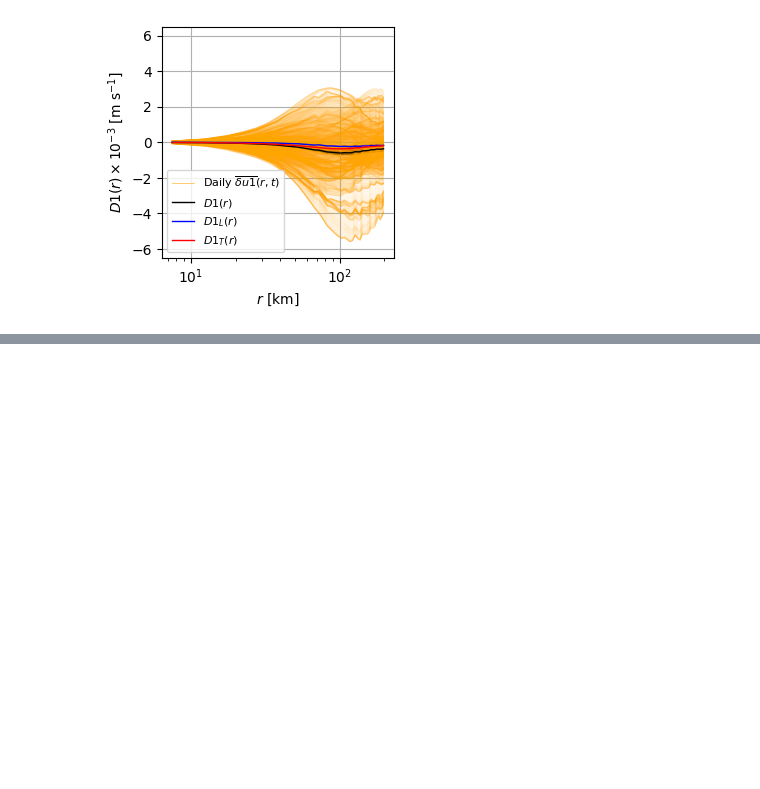
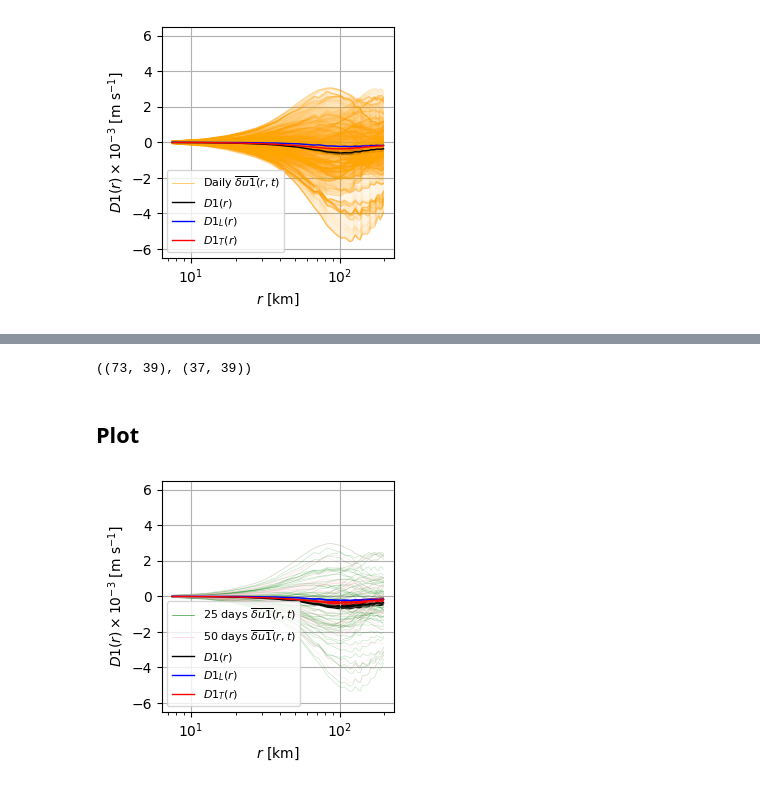
Before and after one commit to Sea-Meets-the-Stars/cugn, a Jupyter notebook: papers/Structure/Analysis/QG_fussing.ipynb, the cells around one changed output, grey strips where cells are left out. Cells and saved outputs as stored; diff of their text form; code cells hidden in the pictures; blank space fills up the shorter version.

```diff
--- a/papers/Structure/Analysis/QG_fussing.ipynb
+++ b/papers/Structure/Analysis/QG_fussing.ipynb
@@ -231,0 +289,44 @@ plt.savefig('fig_qg_D1_du1_N.png', bbox_inches = 'tight', format='png', dpi=500)
+# %%
+du1_25.shape, du1_50.shape
+# %% [output]
+((73, 39), (37, 39))
+# %% [markdown]
+## Plot
+# %%
+# Plots histograms SF1
+colors = plt.cm.jet(np.linspace(0, 1, 4))
+
+fog1 = plt.figure(figsize=(3, 3))
+
+aC = plt.subplot(1, 1, 1)
+c25 = 'green'
+aC.semilogx(rr1*1e-3, du1_25.T*1e3, '-', color=c25,
+            linewidth=0.5, alpha=0.2)
+aC.semilogx(0, 0, '-', color=c25, linewidth=0.5, alpha=0.8,
+            label='25 days $\\overline{\\delta u1}(r, t)$')
+#
+c50 = 'pink'
+aC.semilogx(rr1*1e-3, du1_50.T*1e3, '-', color=c50,
+            linewidth=0.5, alpha=0.3)
+aC.semilogx(0, 0, '-', color=c50, linewidth=0.5, alpha=0.8,
+            label='50 days $\\overline{\\delta u1}(r, t)$')
+#
+aC.semilogx(rr1*1e-3, sf1_mn*1e3, 'k', linewidth=1, label='$D1(r)$')
+aC.fill_between(rr1*1e-3, (sf1_mn + sf1_std/nu3)*1e3, (sf1_mn - sf1_std/nu3)*1e3,
+               alpha=1, color='black', edgecolor=None)
+aC.semilogx(rr1*1e-3, dull_mn*1e3, 'b', linewidth=1, label='$D1_L(r)$')
+aC.fill_between(rr1*1e-3, (dull_mn + dull_std/nu3)*1e3, (dull_mn - dull_std/nu3)*1e3,
+               alpha=1, color='blue', edgecolor=None)
+aC.semilogx(rr1*1e-3, dutt_mn*1e3, 'r', linewidth=1, label='$D1_T(r)$')
+aC.fill_between(rr1*1e-3, (dutt_mn + dutt_std/nu3)*1e3, (dutt_mn - dutt_std/nu3)*1e3,
+               alpha=1, color='red', edgecolor=None)
+aC.legend(fontsize=8, loc=3)
+aC.set_yticks(np.arange(-10, 12, 2))
+aC.set_ylim(-6.5, 6.5)
+aC.set_xlabel('$r$ [km]')
+aC.set_ylabel('$D1(r) \\times 10^{-3}$ [m s$^{-1}$]')
+# aC.set_xticklabels([])
+aC.grid()
+plt.savefig('fig_qg_D1_du1_monthly.png', bbox_inches = 'tight', format='png', dpi=500)
+# %% [output]
+[figure, added]
```
Also changed, not shown: parts of 4 cells of this notebook.
